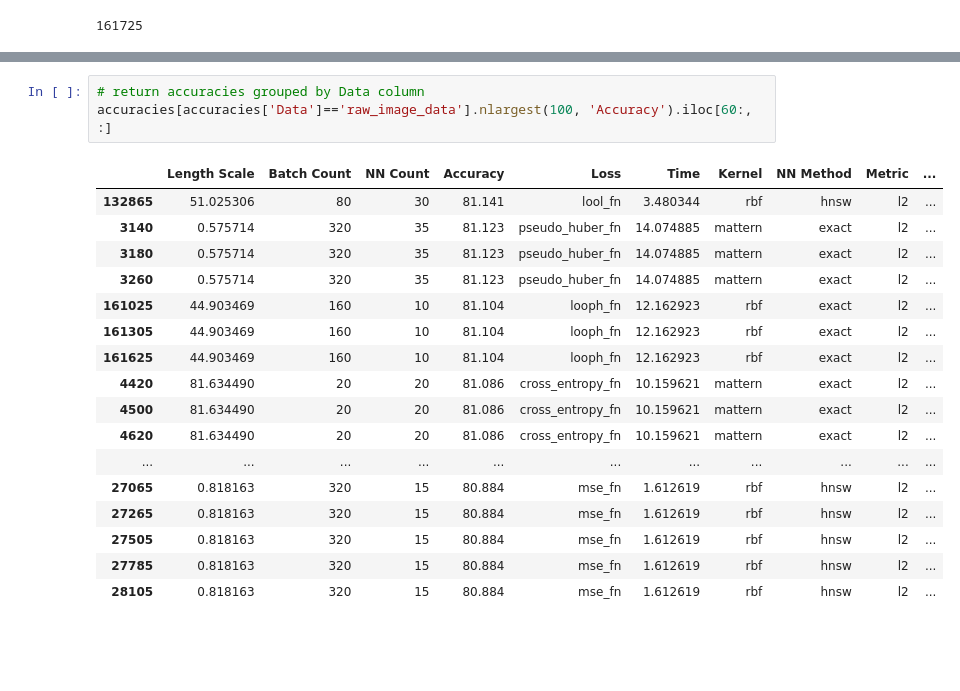
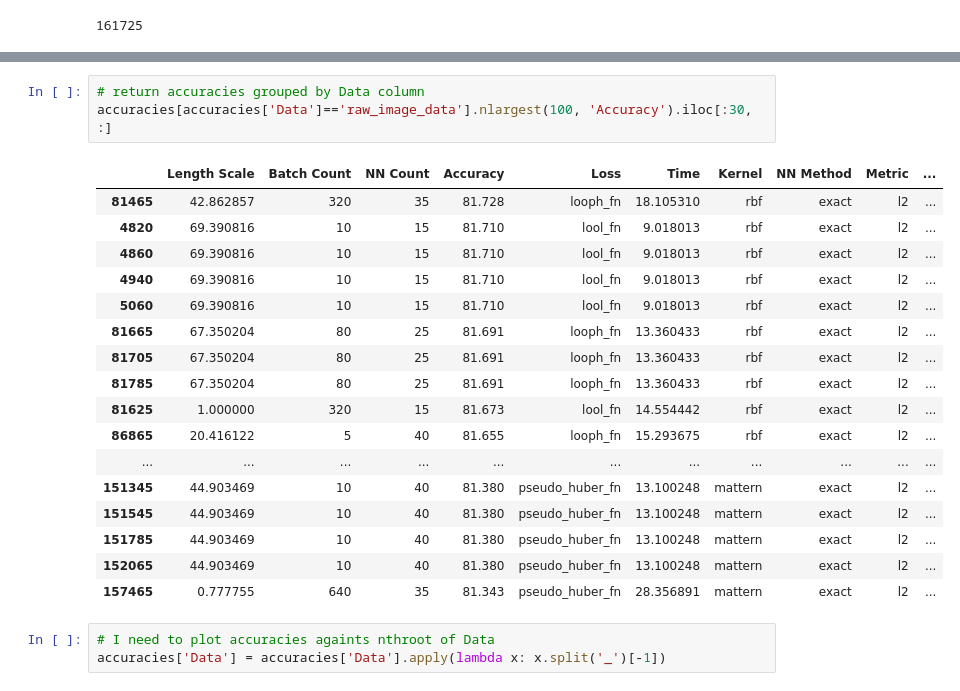
Before and after one commit to cae0027/Stellar-Blends, a Jupyter notebook: ce/muygps-hyperparameters/main_results.ipynb, the cells around one changed output, grey strips where cells are left out. Saved outputs shown, nothing was run; the diff lists cells and outputs as text; blank space fills up the shorter version.

```diff
--- a/ce/muygps-hyperparameters/main_results.ipynb
+++ b/ce/muygps-hyperparameters/main_results.ipynb
@@ -83,21 +111,24 @@ plt.show()
 # %%
 # return accuracies grouped by Data column
-accuracies[accuracies['Data']=='raw_image_data'].nlargest(100, 'Accuracy').iloc[60:, :]
+accuracies[accuracies['Data']=='raw_image_data'].nlargest(100, 'Accuracy').iloc[:30, :]
 # %% [output]
 |  | Length Scale | Batch Count | NN Count | Accuracy | Loss | Time | Kernel | NN Method | Metric | ... |
-| 132865 | 51.025306 | 80 | 30 | 81.141 | lool_fn | 3.480344 | rbf | hnsw | l2 | ... |
-| 3140 | 0.575714 | 320 | 35 | 81.123 | pseudo_huber_fn | 14.074885 | mattern | exact | l2 | ... |
-| 3180 | 0.575714 | 320 | 35 | 81.123 | pseudo_huber_fn | 14.074885 | mattern | exact | l2 | ... |
-| 3260 | 0.575714 | 320 | 35 | 81.123 | pseudo_huber_fn | 14.074885 | mattern | exact | l2 | ... |
-| 161025 | 44.903469 | 160 | 10 | 81.104 | looph_fn | 12.162923 | rbf | exact | l2 | ... |
-| 161305 | 44.903469 | 160 | 10 | 81.104 | looph_fn | 12.162923 | rbf | exact | l2 | ... |
-| 161625 | 44.903469 | 160 | 10 | 81.104 | looph_fn | 12.162923 | rbf | exact | l2 | ... |
-| 4420 | 81.634490 | 20 | 20 | 81.086 | cross_entropy_fn | 10.159621 | mattern | exact | l2 | ... |
-| 4500 | 81.634490 | 20 | 20 | 81.086 | cross_entropy_fn | 10.159621 | mattern | exact | l2 | ... |
-| 4620 | 81.634490 | 20 | 20 | 81.086 | cross_entropy_fn | 10.159621 | mattern | exact | l2 | ... |
+| 81465 | 42.862857 | 320 | 35 | 81.728 | looph_fn | 18.105310 | rbf | exact | l2 | ... |
+| 4820 | 69.390816 | 10 | 15 | 81.710 | lool_fn | 9.018013 | rbf | exact | l2 | ... |
+| 4860 | 69.390816 | 10 | 15 | 81.710 | lool_fn | 9.018013 | rbf | exact | l2 | ... |
+| 4940 | 69.390816 | 10 | 15 | 81.710 | lool_fn | 9.018013 | rbf | exact | l2 | ... |
+| 5060 | 69.390816 | 10 | 15 | 81.710 | lool_fn | 9.018013 | rbf | exact | l2 | ... |
+| 81665 | 67.350204 | 80 | 25 | 81.691 | looph_fn | 13.360433 | rbf | exact | l2 | ... |
+| 81705 | 67.350204 | 80 | 25 | 81.691 | looph_fn | 13.360433 | rbf | exact | l2 | ... |
+| 81785 | 67.350204 | 80 | 25 | 81.691 | looph_fn | 13.360433 | rbf | exact | l2 | ... |
+| 81625 | 1.000000 | 320 | 15 | 81.673 | lool_fn | 14.554442 | rbf | exact | l2 | ... |
+| 86865 | 20.416122 | 5 | 40 | 81.655 | looph_fn | 15.293675 | rbf | exact | l2 | ... |
 | ... | ... | ... | ... | ... | ... | ... | ... | ... | ... | ... |
-| 27065 | 0.818163 | 320 | 15 | 80.884 | mse_fn | 1.612619 | rbf | hnsw | l2 | ... |
-| 27265 | 0.818163 | 320 | 15 | 80.884 | mse_fn | 1.612619 | rbf | hnsw | l2 | ... |
-| 27505 | 0.818163 | 320 | 15 | 80.884 | mse_fn | 1.612619 | rbf | hnsw | l2 | ... |
-| 27785 | 0.818163 | 320 | 15 | 80.884 | mse_fn | 1.612619 | rbf | hnsw | l2 | ... |
-| 28105 | 0.818163 | 320 | 15 | 80.884 | mse_fn | 1.612619 | rbf | hnsw | l2 | ... |
+| 151345 | 44.903469 | 10 | 40 | 81.380 | pseudo_huber_fn | 13.100248 | mattern | exact | l2 | ... |
+| 151545 | 44.903469 | 10 | 40 | 81.380 | pseudo_huber_fn | 13.100248 | mattern | exact | l2 | ... |
+| 151785 | 44.903469 | 10 | 40 | 81.380 | pseudo_huber_fn | 13.100248 | mattern | exact | l2 | ... |
+| 152065 | 44.903469 | 10 | 40 | 81.380 | pseudo_huber_fn | 13.100248 | mattern | exact | l2 | ... |
+| 157465 | 0.777755 | 640 | 35 | 81.343 | pseudo_huber_fn | 28.356891 | mattern | exact | l2 | ... |
+# %%
+# I need to plot accuracies againts nthroot of Data
+accuracies['Data'] = accuracies['Data'].apply(lambda x: x.split('_')[-1])
```
Also changed, not shown: parts of 7 cells of this notebook.
